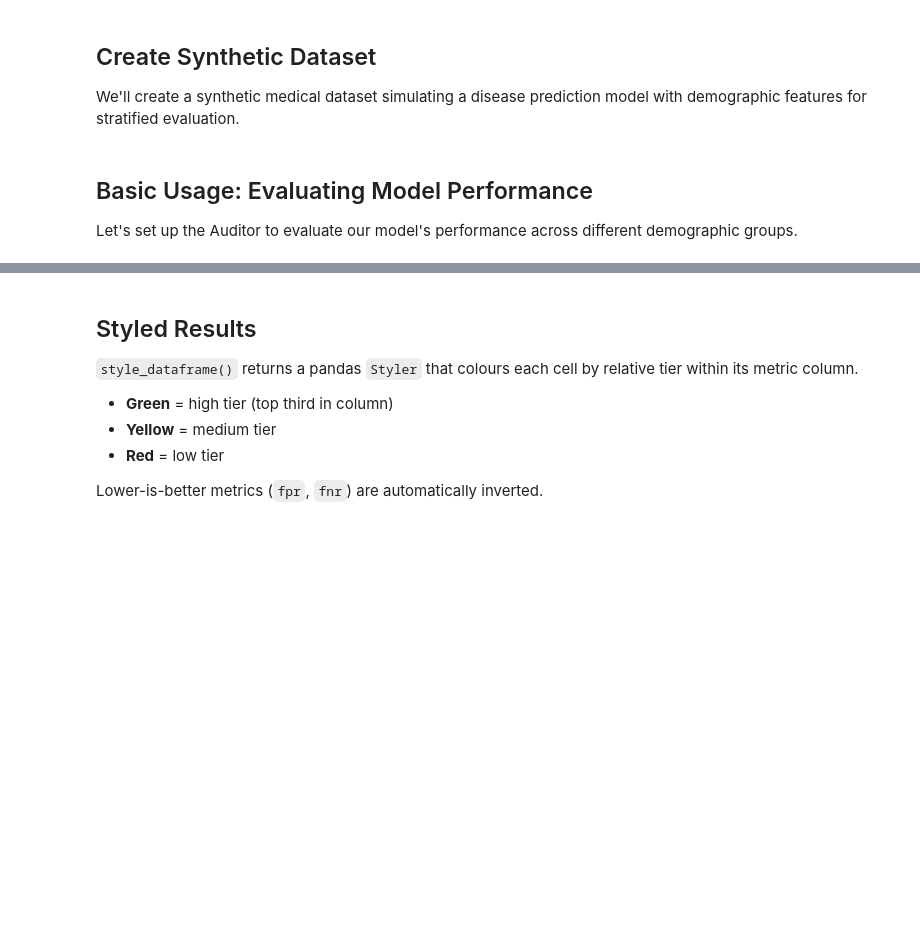
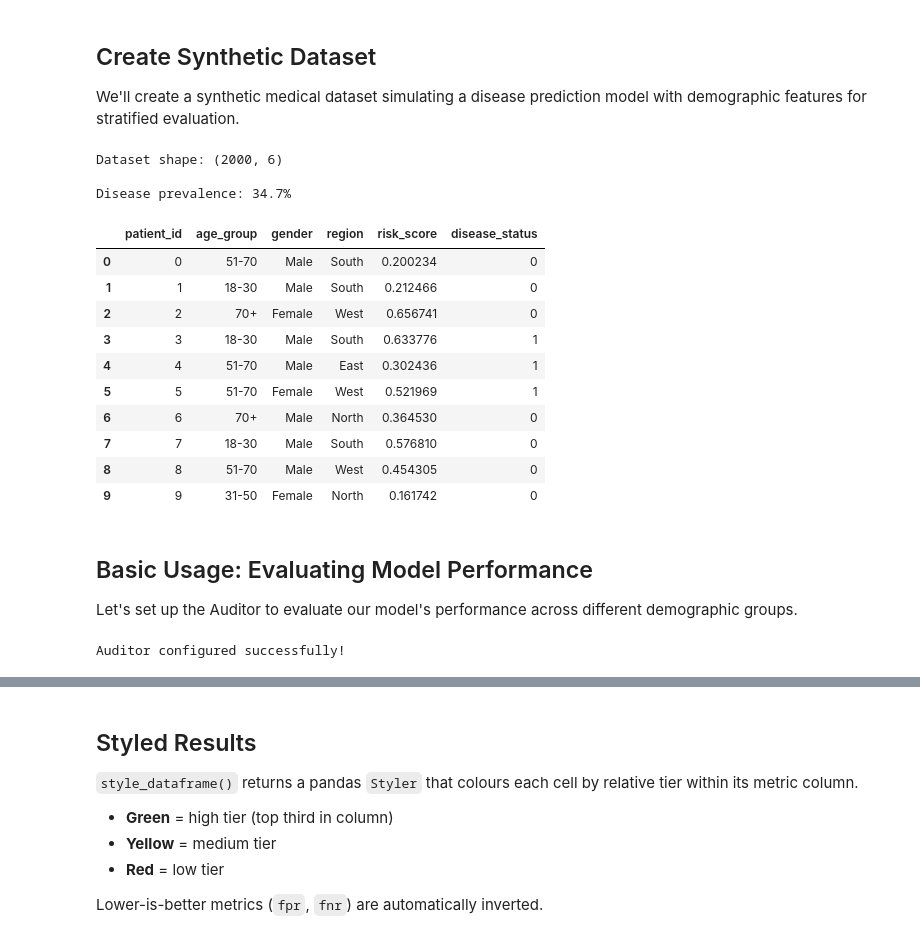
Before and after one commit to beatrice-b-m/model-auditor, a Jupyter notebook: example.ipynb, the cells around one changed output, grey strips where cells are left out. Drawn from its saved outputs; the diff is of its cells as text; code cells hidden in the pictures; blank space fills up the shorter version.

```diff
--- a/example.ipynb
+++ b/example.ipynb
@@ -28,37 +28,62 @@ n_samples = 2000
 age_groups = np.random.choice(['18-30', '31-50', '51-70', '70+'], n_samples, p=[0.2, 0.35, 0.30, 0.15])
 gender = np.random.choice(['Male', 'Female'], n_samples, p=[0.48, 0.52])
 region = np.random.choice(['North', 'South', 'East', 'West'], n_samples, p=[0.25, 0.25, 0.25, 0.25])
 
 # Create ground truth labels (disease status) with some demographic variation
 base_prevalence = 0.3
-disease_prob = np.where(age_groups == '70+', base_prevalence + 0.15,
-               np.where(age_groups == '51-70', base_prevalence + 0.08,
-               np.where(age_groups == '31-50', base_prevalence,
-                        base_prevalence - 0.05)))
+disease_prob = np.where(
+    age_groups == '70+',
+    base_prevalence + 0.15,
+    np.where(
+        age_groups == '51-70',
+        base_prevalence + 0.08,
+        np.where(
+            age_groups == '31-50',
+            base_prevalence,
+            base_prevalence - 0.05
+        )
+    )
+)
+
 disease_status = np.random.binomial(1, disease_prob)
 
 # Create model prediction scores (continuous 0-1)
 # Model has varying performance across groups
 noise = np.random.normal(0, 0.15, n_samples)
 risk_score = np.clip(disease_status * 0.6 + (1 - disease_status) * 0.3 + noise, 0, 1)
 
 # Add some systematic bias for demonstration
 risk_score = np.where(age_groups == '70+', risk_score + 0.05, risk_score)
 risk_score = np.clip(risk_score, 0, 1)
 
 # Create DataFrame
 df = pd.DataFrame({
     'patient_id': range(n_samples),
     'age_group': age_groups,
     'gender': gender,
     'region': region,
     'risk_score': risk_score,
     'disease_status': disease_status
 })
 
 print(f"Dataset shape: {df.shape}")
 print(f"\nDisease prevalence: {df['disease_status'].mean():.1%}")
 df.head(10)
+# %% [output]
+Dataset shape: (2000, 6)
+
+Disease prevalence: 34.7%
+|  | patient_id | age_group | gender | region | risk_score | disease_status |
+| 0 | 0 | 51-70 | Male | South | 0.200234 | 0 |
+| 1 | 1 | 18-30 | Male | South | 0.212466 | 0 |
+| 2 | 2 | 70+ | Female | West | 0.656741 | 0 |
+| 3 | 3 | 18-30 | Male | South | 0.633776 | 1 |
+| 4 | 4 | 51-70 | Male | East | 0.302436 | 1 |
+| 5 | 5 | 51-70 | Female | West | 0.521969 | 1 |
+| 6 | 6 | 70+ | Male | North | 0.364530 | 0 |
+| 7 | 7 | 18-30 | Male | South | 0.576810 | 0 |
+| 8 | 8 | 51-70 | Male | West | 0.454305 | 0 |
+| 9 | 9 | 31-50 | Female | North | 0.161742 | 0 |
 # %% [markdown]
 ## Basic Usage: Evaluating Model Performance
 
@@ -93,6 +118,8 @@ auditor.set_metrics([
 ])
 
 print("Auditor configured successfully!")
+# %% [output]
+Auditor configured successfully!
 # %%
 # Run evaluation with bootstrap confidence intervals
 # Using 500 bootstraps for faster execution (use 1000+ for production)
```
Also changed, not shown: parts of 14 cells of this notebook.
